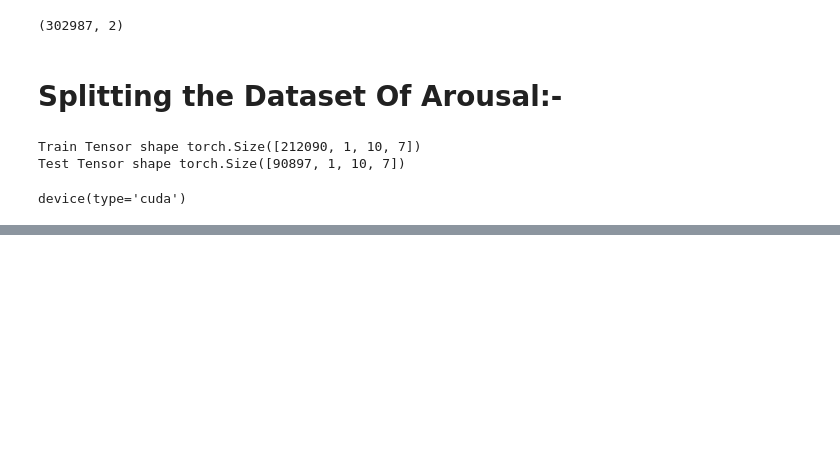
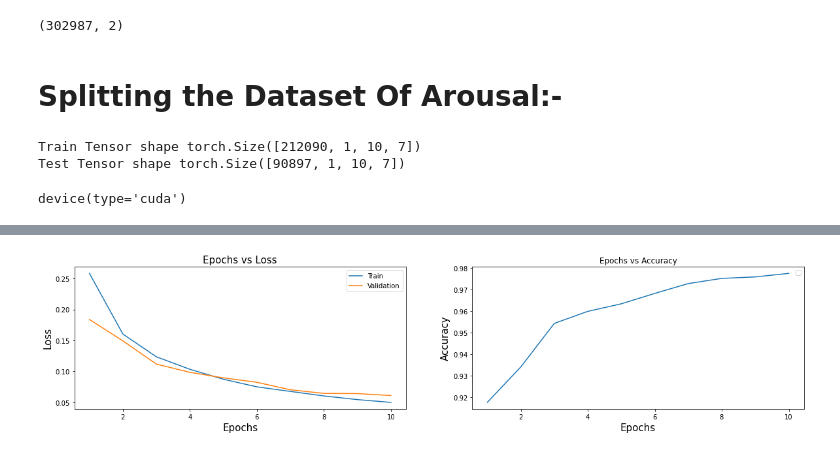
Before and after one commit to soumyajit4419/Emotion-Recognition-from-Psychological-Signals, a Jupyter notebook: Models/STFT_2D_CNN.ipynb, the cells around one changed output, grey strips where cells are left out. Drawn from its saved outputs; the diff is of its cells as text; code cells hidden in the pictures; blank space fills up the shorter version.

Commit message:
updated cnn with graph codes

```diff
--- a/Models/STFT_2D_CNN.ipynb
+++ b/Models/STFT_2D_CNN.ipynb
@@ -169,6 +170,34 @@ class DeviceDataLoader():
     def __len__(self):
         """Number of batches"""
         return len(self.dl)
+
+def get_plot(history):
+    final_train_loss=[]
+    final_val_loss=[]
+    final_val_acc=[]
+
+    for i in history:
+        final_train_loss.append(i['train_loss'])
+        final_val_loss.append(i['val_loss'])
+        final_val_acc.append(i['val_acc'])
+
+    epochs=len(history)
+
+    fig = plt.figure(figsize=(20,4))
+    ax = fig.add_subplot(1, 2, 1)
+    plt.title("Epochs vs Loss", fontsize=15)
+    plt.plot(list(np.arange(epochs) + 1) , final_train_loss, label='Train')
+    plt.plot(list(np.arange(epochs) + 1), final_val_loss, label='Validation')
+    plt.xlabel('Epochs', fontsize=15)
+    plt.ylabel('Loss', fontsize=15)
+    plt.legend(loc='best')
+
+    ax = fig.add_subplot(1, 2, 2)
+    plt.title("Epochs vs Accuracy")
+    plt.plot(list(np.arange(epochs) + 1) ,final_val_acc)
+    plt.xlabel('Epochs', fontsize=15)
+    plt.ylabel('Accuracy', fontsize=15)
+    plt.legend(loc='best')
 # %% [markdown]
 # Splitting the Dataset Of Arousal:-
 # %%
@@ -268,3 +297,7 @@ num_epoch: 10, train_loss: 0.05, val_loss: 0.07, val_acc: 0.98
+# %%
+get_plot(history)
+# %% [output]
+[figure, added]
 # %%
 evaluate(arousal_model,test_arousal_loader)
 # %% [output]
```
Also changed, not shown: parts of 6 cells of this notebook.
